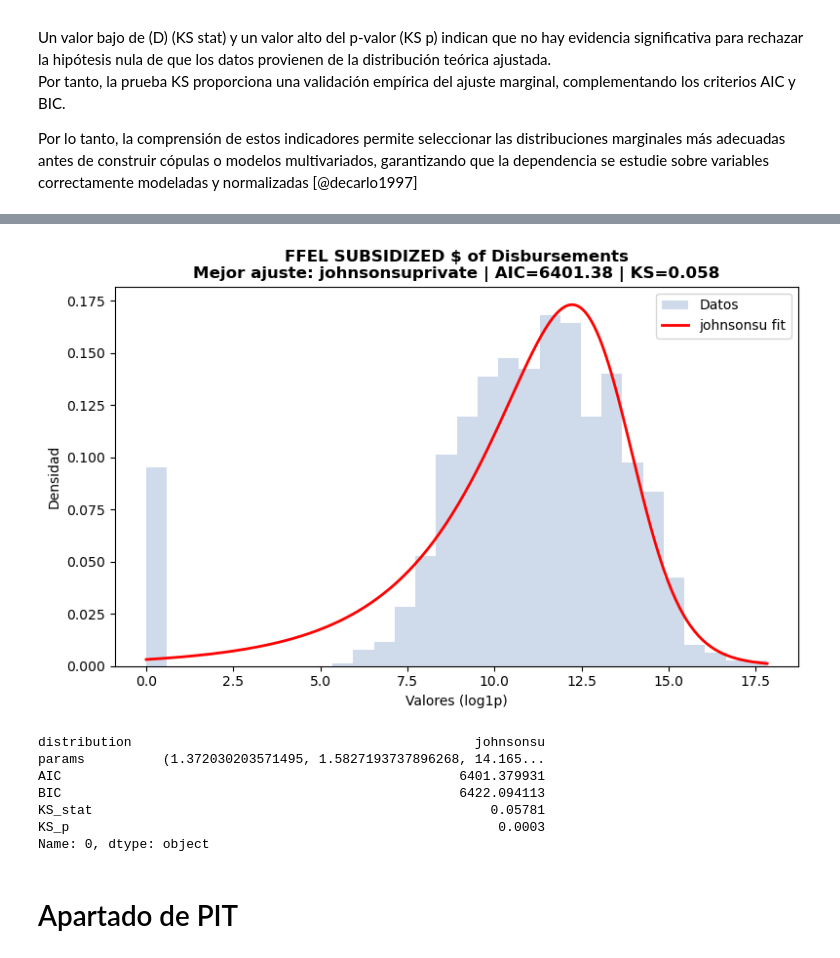
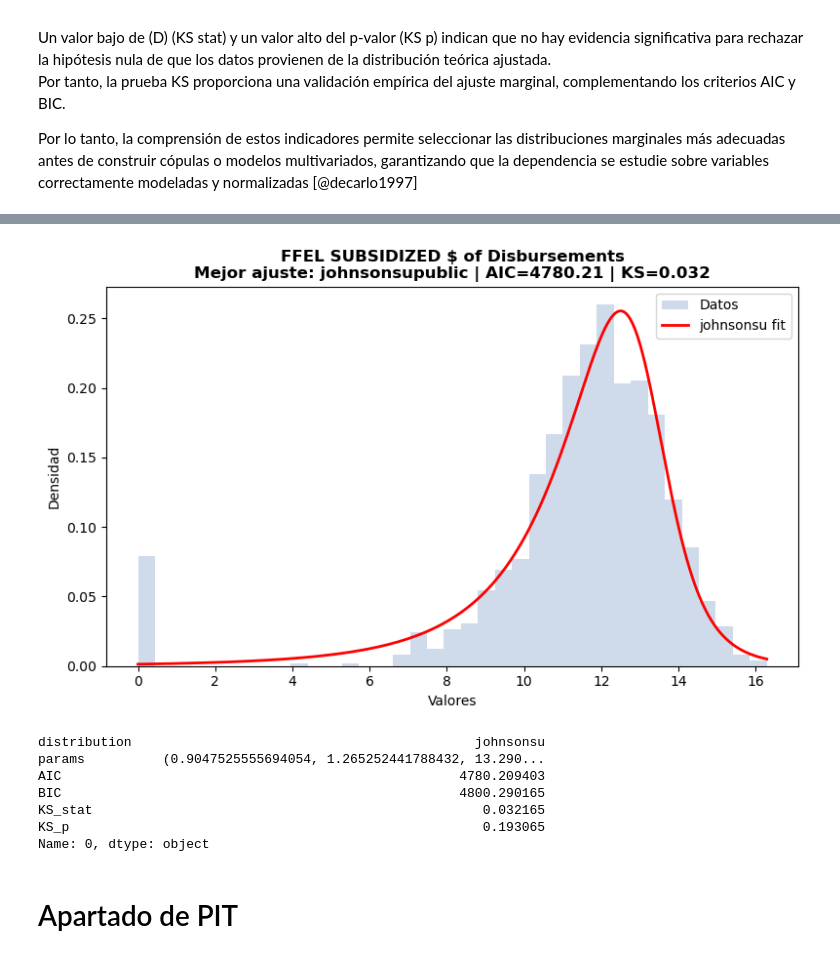
Before and after one commit to CA0307-II-2025/grupo-3, a Jupyter notebook: cod/pit.ipynb, the cells around one changed output, grey strips where cells are left out. Cells and saved outputs as stored; diff of their text form; code cells hidden in the pictures.

```diff
--- a/cod/pit.ipynb
+++ b/cod/pit.ipynb
@@ -211,7 +195,7 @@ def fit_distributions(series, distribs = None):
     Ajusta varias distribuciones a una variable y devuelve métricas de bondad de ajuste.
     """
     if distribs is None:
-        distribs = ["lognorm", "gamma", "expon", "norm", "t", "weibull_min", "skewnorm", "johnsonsu", "laplace", "pareto", "genpareto", "burr12", "fisk", "genextreme"]
+        distribs = ["lognorm", "gamma", "expon", "norm", "t", "weibull_min", "skewnorm", "johnsonsu", "laplace", "pareto", "genpareto", "burr12", "fisk", "genextreme", "gumbel_r"]
 
     data = series.dropna().values
     results = []
@@ -242,7 +226,7 @@ def resumen_fit_distributions(df_log, col_name):
     """
     Devuelve un DataFrame con las mejores distribuciones (por AIC) para una variable.
     """
-    serie = df_log[col_name].dropna()
+    serie = df_filtrado[col_name].dropna()
     ajuste = fit_distributions(serie)
 
     filas = []
@@ -288,6 +272,6 @@ def resumen_fit_distributions2(df_log, col_name, school_type):
     resumen = pd.DataFrame(filas)
     return resumen
 # %%
-resumen_fit_distributions2(df_log, "FFEL SUBSIDIZED $ of Disbursements", "public")
+resumen_fit_distributions2(df_filtrado, "FFEL SUBSIDIZED # of Disbursements", "public")
 # %% [output]
 |  | variable | distribution | params | AIC | BIC | KS_stat | KS_p |
@@ -318,4 +302,4 @@ resumen_fit_distributions2(df_log, "FFEL SUBSIDIZED $ of Disbursements", "public
 # %%
-resumen_fit_distributions2(df_log, "FFEL SUBSIDIZED $ of Disbursements", "private")
+resumen_fit_distributions2(df_log, "FFEL SUBSIDIZED # of Disbursements", "private")
 # %% [output]
 |  | variable | distribution | params | AIC | BIC | KS_stat | KS_p |
@@ -325,36 +316,5 @@ resumen_fit_distributions2(df_log, "FFEL SUBSIDIZED $ of Disbursements", "privat
 # %%
-def plot_best_fit_distribution(df_log, col_name):
-    """
-    Grafica los datos junto con la mejor distribución ajustada según AIC.
-    """
-    serie = df_log[col_name].dropna().values
-    ajuste = fit_distributions(pd.Series(serie))
-    mejor = ajuste.iloc[0]
-
-    dist_name = mejor['distribution']
-    params = mejor['params']
-    dist = getattr(st, dist_name)
-
-    x = np.linspace(min(serie), max(serie), 300)
-    pdf_teo = dist.pdf(x, *params)
-
-    plt.figure(figsize=(8,5))
-    plt.hist(serie, bins='auto', density=True, alpha=0.6, color='lightsteelblue', label='Datos')
-    plt.plot(x, pdf_teo, 'r-', lw=2, label=f'{dist_name} fit')
-
-    plt.title(
-        f"{col_name}\nMejor ajuste: {dist_name} | AIC={mejor['AIC']:.2f} | KS={mejor['KS_stat']:.3f}",
-        fontsize=12, fontweight='bold'
-    )
-    plt.xlabel("Valores (log1p)")
-    plt.ylabel("Densidad")
-    plt.legend()
-    plt.tight_layout()
-    plt.show()
-
-    return mejor
-
-def plot_best_fit_distribution2(df_log, col_name, school_type):
+def plot_best_fit_distribution2(df_filtrado, col_name, school_type):
     """
     Grafica los datos junto con la mejor distribución ajustada según AIC.
     """
@@ -378,7 +338,7 @@ def plot_best_fit_distribution2(df_log, col_name, school_type):
         f"{col_name}\nMejor ajuste: {dist_name + school_type} | AIC={mejor['AIC']:.2f} | KS={mejor['KS_stat']:.3f}",
         fontsize=12, fontweight='bold'
     )
-    plt.xlabel("Valores (log1p)")
+    plt.xlabel("Valores")
     plt.ylabel("Densidad")
     plt.legend()
     plt.tight_layout()
@@ -386,15 +346,15 @@ def plot_best_fit_distribution2(df_log, col_name, school_type):
 
     return mejor
 # %%
-plot_best_fit_distribution2(df_log, "FFEL SUBSIDIZED $ of Disbursements", "private")
+plot_best_fit_distribution2(df_filtrado, "FFEL SUBSIDIZED $ of Disbursements", "public")
 # %% [output]
-[figure, old version]
+[figure, new version]
 distribution                                            johnsonsu
-params          (1.372030203571495, 1.5827193737896268, 14.165...
-AIC                                                   6401.379931
-BIC                                                   6422.094113
-KS_stat                                                   0.05781
-KS_p                                                       0.0003
+params          (0.9047525555694054, 1.265252441788432, 13.290...
+AIC                                                   4780.209403
+BIC                                                   4800.290165
+KS_stat                                                  0.032165
+KS_p                                                     0.193065
 Name: 0, dtype: object
 # %% [markdown]
 # Apartado de PIT
```
Also changed, not shown: parts of 15 cells of this notebook.
